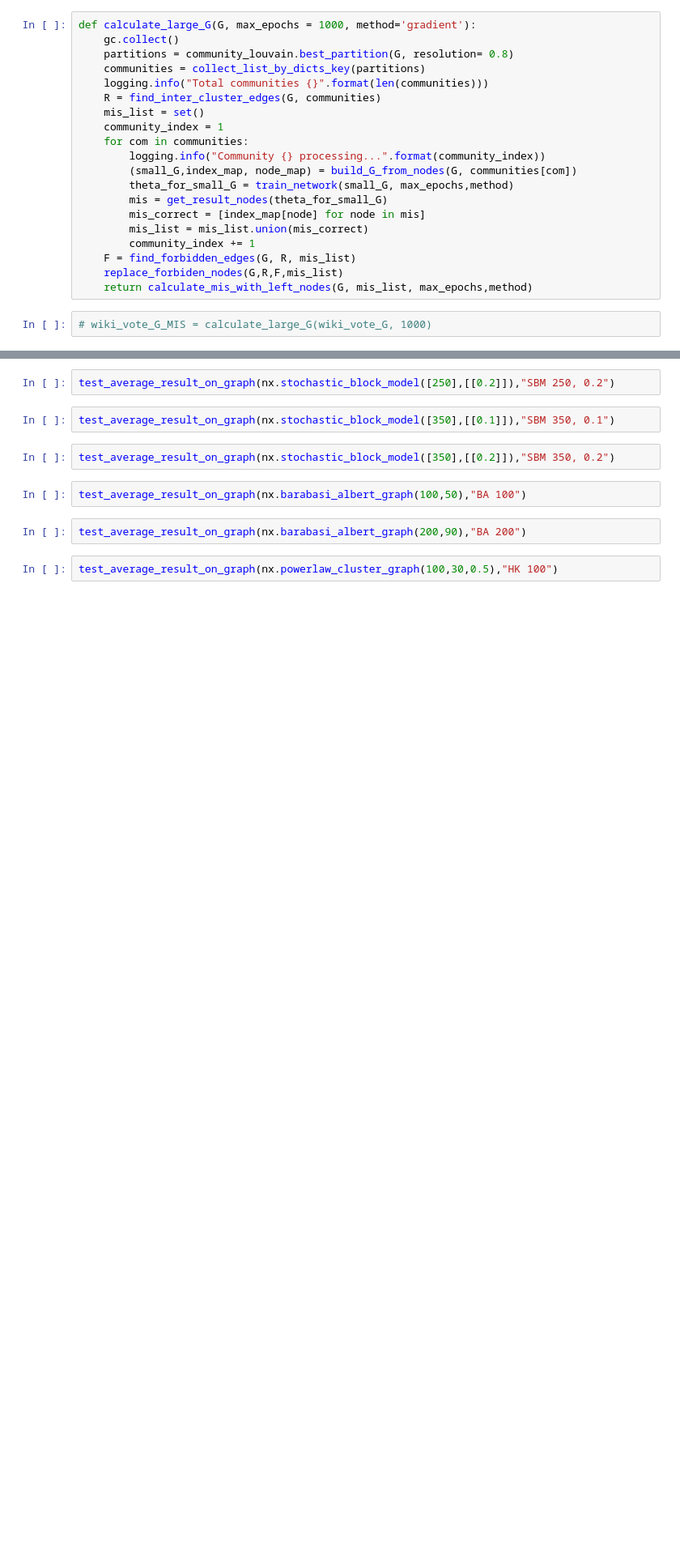
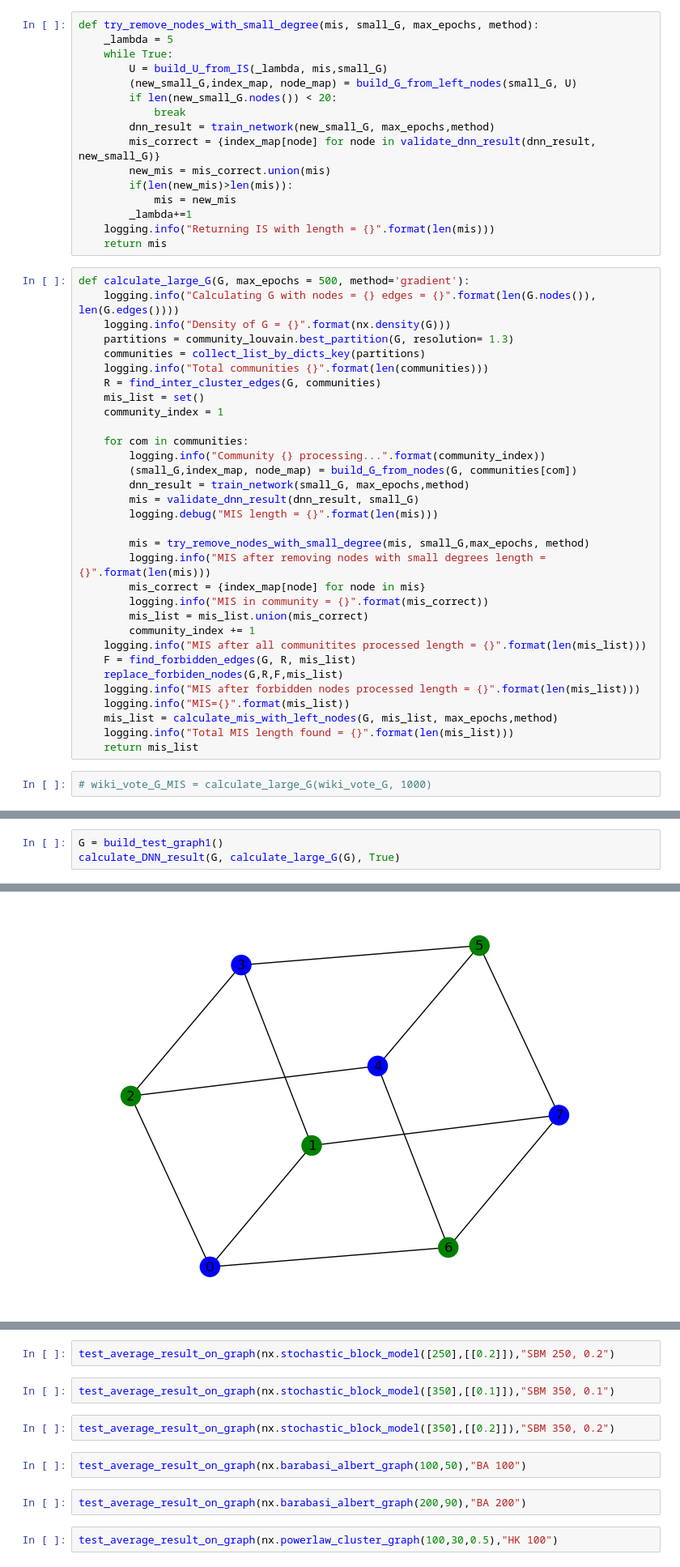
Before and after one commit to arteger/masters_thesis, a Jupyter notebook: main.ipynb, the cells around one changed output, grey strips where cells are left out. Shown at 81% size. Cells and saved outputs as stored; diff of their text form; blank space fills up the shorter version.

Commit message:
Current best approach

```diff
--- a/main.ipynb
+++ b/main.ipynb
@@ -506,22 +504,50 @@ def calculate_mis_with_left_nodes(G, mis_list, max_epochs,method):
+# %%
+def try_remove_nodes_with_small_degree(mis, small_G, max_epochs, method):
+    _lambda = 5
+    while True:
+        U = build_U_from_IS(_lambda, mis,small_G)
+        (new_small_G,index_map, node_map) = build_G_from_left_nodes(small_G, U)
+        if len(new_small_G.nodes()) < 20:
+            break
+        dnn_result = train_network(new_small_G, max_epochs,method)
+        mis_correct = {index_map[node] for node in validate_dnn_result(dnn_result, new_small_G)}
+        new_mis = mis_correct.union(mis)
+        if(len(new_mis)>len(mis)):
+            mis = new_mis
+        _lambda+=1
+    logging.info("Returning IS with length = {}".format(len(mis)))
+    return mis
 # %%
-def calculate_large_G(G, max_epochs = 1000, method='gradient'):
-    gc.collect()
-    partitions = community_louvain.best_partition(G, resolution= 0.8)
+def calculate_large_G(G, max_epochs = 500, method='gradient'):
+    logging.info("Calculating G with nodes = {} edges = {}".format(len(G.nodes()), len(G.edges())))
+    logging.info("Density of G = {}".format(nx.density(G)))
+    partitions = community_louvain.best_partition(G, resolution= 1.3)
     communities = collect_list_by_dicts_key(partitions)
     logging.info("Total communities {}".format(len(communities)))
     R = find_inter_cluster_edges(G, communities)
     mis_list = set()
     community_index = 1
+
     for com in communities:
         logging.info("Community {} processing...".format(community_index))
         (small_G,index_map, node_map) = build_G_from_nodes(G, communities[com])
-        theta_for_small_G = train_network(small_G, max_epochs,method)
-        mis = get_result_nodes(theta_for_small_G)
-        mis_correct = [index_map[node] for node in mis]
+        dnn_result = train_network(small_G, max_epochs,method)
+        mis = validate_dnn_result(dnn_result, small_G)
+        logging.debug("MIS length = {}".format(len(mis)))
+
+        mis = try_remove_nodes_with_small_degree(mis, small_G,max_epochs, method)
+        logging.info("MIS after removing nodes with small degrees length = {}".format(len(mis)))
+        mis_correct = {index_map[node] for node in mis}
+        logging.info("MIS in community = {}".format(mis_correct))
         mis_list = mis_list.union(mis_correct)
         community_index += 1
+    logging.info("MIS after all communitites processed length = {}".format(len(mis_list)))
     F = find_forbidden_edges(G, R, mis_list)
     replace_forbiden_nodes(G,R,F,mis_list)
-    return calculate_mis_with_left_nodes(G, mis_list, max_epochs,method)
+    logging.info("MIS after forbidden nodes processed length = {}".format(len(mis_list)))
+    logging.info("MIS={}".format(mis_list))
+    mis_list = calculate_mis_with_left_nodes(G, mis_list, max_epochs,method)
+    logging.info("Total MIS length found = {}".format(len(mis_list)))
+    return mis_list
 # %%
 # wiki_vote_G_MIS = calculate_large_G(wiki_vote_G, 1000)
@@ -544,2 +570,6 @@ def test_network_on_graphs(graphs, method='gradient'):
 def build_n_graphs(n, graph_func):
     return [graph_func() for i in range(n)]
+# %%
+G = build_test_graph1()
+calculate_DNN_result(G, calculate_large_G(G), True)
+# %% [output]
@@ -546 +595,2 @@ def build_n_graphs(n, graph_func):
+[figure, added]
 # %%
```
Also changed, not shown: parts of 38 cells of this notebook.
